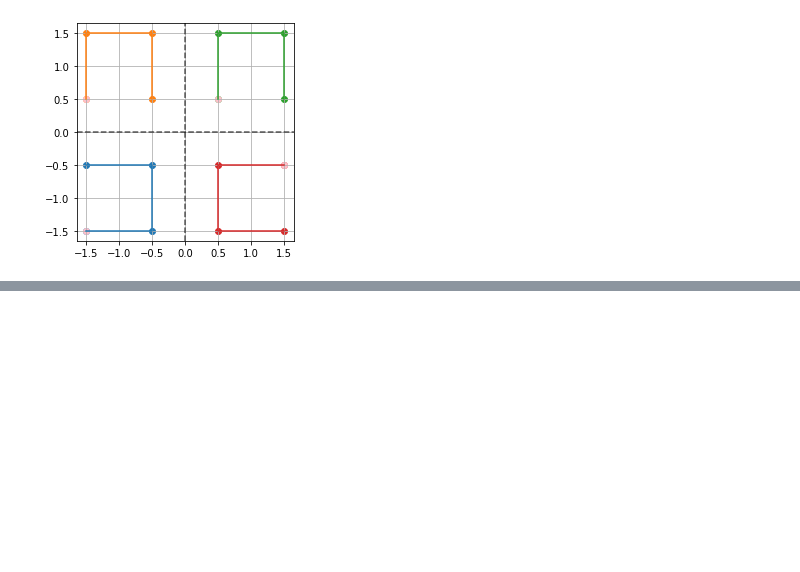
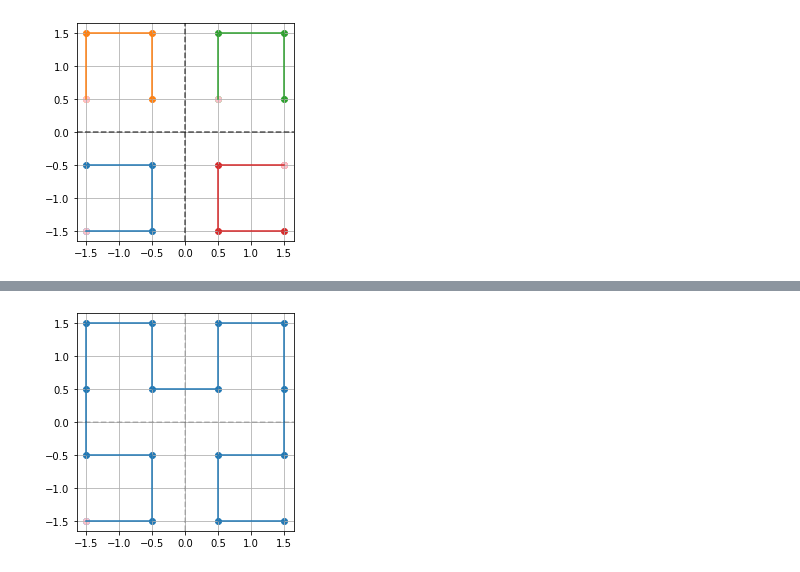
Before and after one commit to fractalclockwork/Math725, a Jupyter notebook: Projects/Space_Filling_Curves.ipynb, the cells around one changed output, grey strips where cells are left out. Saved outputs shown, nothing was run; the diff lists cells and outputs as text; code cells hidden in the pictures; blank space fills up the shorter version.

```diff
--- a/Projects/Space_Filling_Curves.ipynb
+++ b/Projects/Space_Filling_Curves.ipynb
@@ -140,21 +144,13 @@ m_plot(S_4*R_0*P)
 [figure]
 # %%
 # my monkey
+s=sym.Rational(1,2)
 x = P
 
 X = S_1*R*x
 X = X.row_join(S_2*x)
 X = X.row_join(S_3*x)
 X = X.row_join(S_4*R_0*x)
-X = sym.Rational(2,6)*X # normalize back to unit square <- not quite
-N = Matrix([
-    [1,0,0,0],
-    [0,1,0,0],
-    [0,0,1,0],
-    [0,0,0,sym.Rational(6,2)]
-])
 
-
-P1=N*X
-X, P1
+m_plot(X)
 # %% [output]
@@ -162 +157,2 @@ $\displaystyle \left( \left[\begin{array}{cccccccccccccccc}- \frac{1}{2} & - \fr
+[figure, added]
 # %%
```
Also changed, not shown: parts of 11 cells of this notebook.
